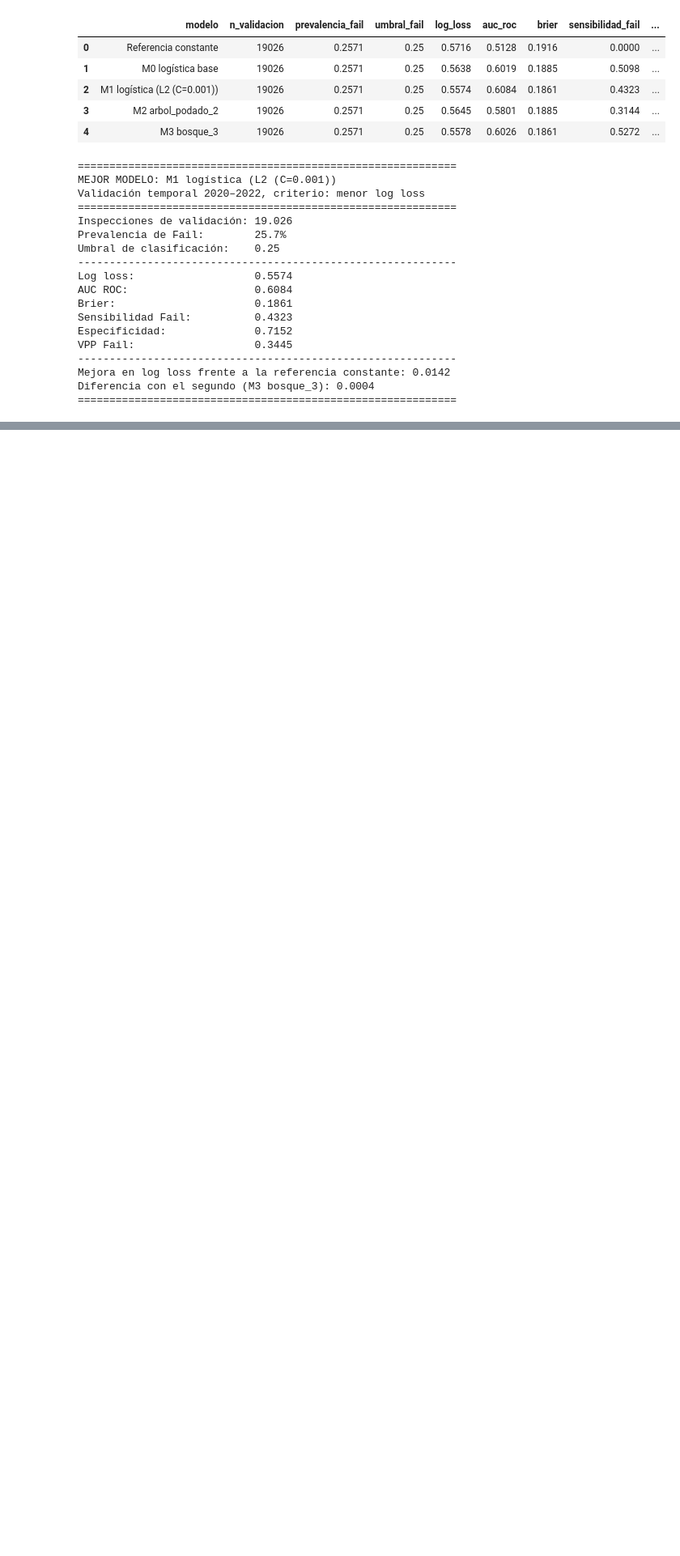
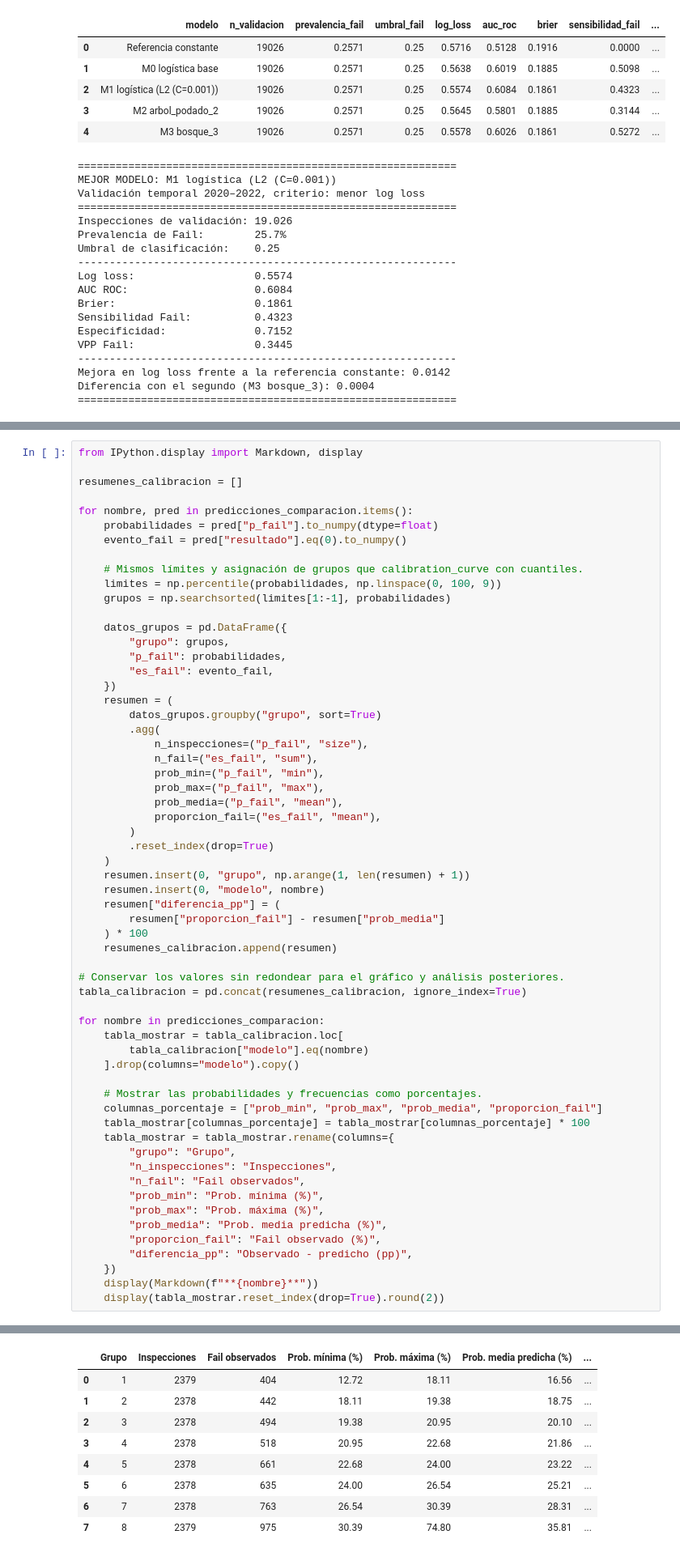
Before and after one commit to jpmondaca/Proyecto-Topicos, a Jupyter notebook: main.ipynb, the cells around one changed output, grey strips where cells are left out. Shown at 81% size. Saved outputs shown, nothing was run; the diff lists cells and outputs as text; blank space fills up the shorter version.

```diff
--- a/main.ipynb
+++ b/main.ipynb
@@ -3326,0 +3436,61 @@ Diferencia con el segundo (M3 bosque_3): 0.0004
+# %%
+from IPython.display import Markdown, display
+
+resumenes_calibracion = []
+
+for nombre, pred in predicciones_comparacion.items():
+    probabilidades = pred["p_fail"].to_numpy(dtype=float)
+    evento_fail = pred["resultado"].eq(0).to_numpy()
+
+    # Mismos límites y asignación de grupos que calibration_curve con cuantiles.
+    limites = np.percentile(probabilidades, np.linspace(0, 100, 9))
+    grupos = np.searchsorted(limites[1:-1], probabilidades)
+
+    datos_grupos = pd.DataFrame({
+        "grupo": grupos,
+        "p_fail": probabilidades,
+        "es_fail": evento_fail,
+    })
+    resumen = (
+        datos_grupos.groupby("grupo", sort=True)
+        .agg(
+            n_inspecciones=("p_fail", "size"),
+            n_fail=("es_fail", "sum"),
+            prob_min=("p_fail", "min"),
+            prob_max=("p_fail", "max"),
+            prob_media=("p_fail", "mean"),
+            proporcion_fail=("es_fail", "mean"),
+        )
+        .reset_index(drop=True)
+    )
+    resumen.insert(0, "grupo", np.arange(1, len(resumen) + 1))
+    resumen.insert(0, "modelo", nombre)
+    resumen["diferencia_pp"] = (
+        resumen["proporcion_fail"] - resumen["prob_media"]
+    ) * 100
+    resumenes_calibracion.append(resumen)
+
+# Conservar los valores sin redondear para el gráfico y análisis posteriores.
+tabla_calibracion = pd.concat(resumenes_calibracion, ignore_index=True)
+
+for nombre in predicciones_comparacion:
+    tabla_mostrar = tabla_calibracion.loc[
+        tabla_calibracion["modelo"].eq(nombre)
+    ].drop(columns="modelo").copy()
+
+    # Mostrar las probabilidades y frecuencias como porcentajes.
+    columnas_porcentaje = ["prob_min", "prob_max", "prob_media", "proporcion_fail"]
+    tabla_mostrar[columnas_porcentaje] = tabla_mostrar[columnas_porcentaje] * 100
+    tabla_mostrar = tabla_mostrar.rename(columns={
+        "grupo": "Grupo",
+        "n_inspecciones": "Inspecciones",
+        "n_fail": "Fail observados",
+        "prob_min": "Prob. mínima (%)",
+        "prob_max": "Prob. máxima (%)",
+        "prob_media": "Prob. media predicha (%)",
+        "proporcion_fail": "Fail observado (%)",
+        "diferencia_pp": "Observado - predicho (pp)",
+    })
+    display(Markdown(f"**{nombre}**"))
+    display(tabla_mostrar.reset_index(drop=True).round(2))
+# %% [output]
@@ -3326,0 +3503,9 @@ Diferencia con el segundo (M3 bosque_3): 0.0004
+|  | Grupo | Inspecciones | Fail observados | Prob. mínima (%) | Prob. máxima (%) | Prob. media predicha (%) | ... |
+| 0 | 1 | 2379 | 404 | 12.72 | 18.11 | 16.56 | ... |
+| 1 | 2 | 2378 | 442 | 18.11 | 19.38 | 18.75 | ... |
+| 2 | 3 | 2378 | 494 | 19.38 | 20.95 | 20.10 | ... |
+| 3 | 4 | 2378 | 518 | 20.95 | 22.68 | 21.86 | ... |
+| 4 | 5 | 2378 | 661 | 22.68 | 24.00 | 23.22 | ... |
+| 5 | 6 | 2378 | 635 | 24.00 | 26.54 | 25.21 | ... |
+| 6 | 7 | 2378 | 763 | 26.54 | 30.39 | 28.31 | ... |
+| 7 | 8 | 2379 | 975 | 30.39 | 74.80 | 35.81 | ... |
```
Also changed, not shown: parts of 9 cells of this notebook, 4 other files.
